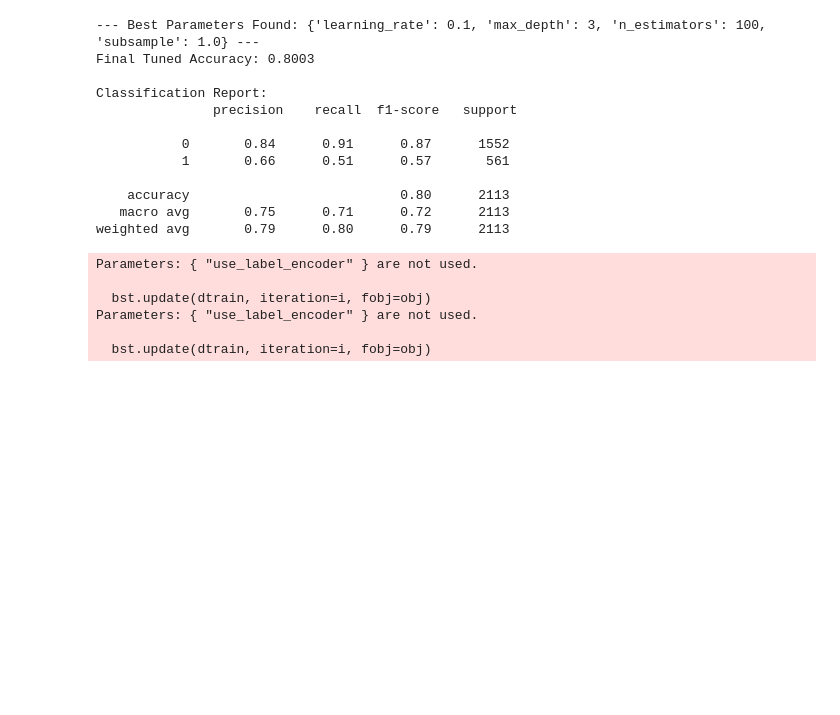
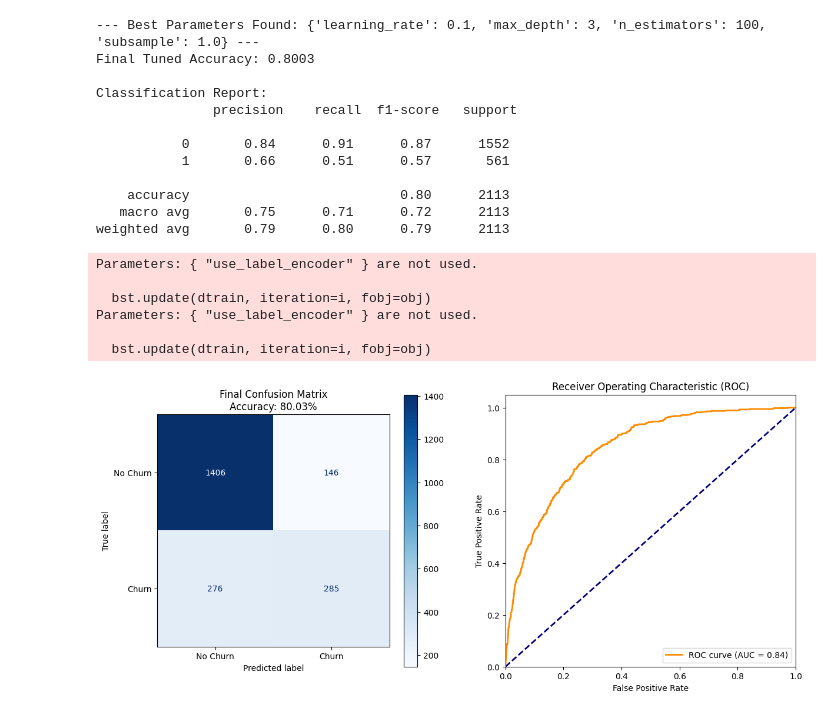
Before and after one commit to demonhunter1383/AI-FinalProject-parsaparhami, a Jupyter notebook: notebooks/experiments.ipynb, the cells around one changed output. Drawn from its saved outputs; the diff is of its cells as text; code cells hidden in the pictures; blank space fills up the shorter version.

Commit message:
feat: complete Phase 2 with final visuals and ROC analysis

```diff
--- a/notebooks/experiments.ipynb
+++ b/notebooks/experiments.ipynb
@@ -125,3 +125,34 @@ Parameters: { "use_label_encoder" } are not used.
 Parameters: { "use_label_encoder" } are not used.
 
   bst.update(dtrain, iteration=i, fobj=obj)
+# %%
+from sklearn.metrics import confusion_matrix, roc_curve, roc_auc_score, ConfusionMatrixDisplay
+import matplotlib.pyplot as plt
+
+# 1. Calculate Probabilities (Needed for ROC Curve)
+y_prob = best_xgb.predict_proba(X_test)[:, 1]
+auc_score = roc_auc_score(y_test, y_prob)
+
+# 2. Set up the figure
+fig, (ax1, ax2) = plt.subplots(1, 2, figsize=(14, 6))
+
+# 3. Plot Confusion Matrix
+cm = confusion_matrix(y_test, tuned_pred)
+disp = ConfusionMatrixDisplay(confusion_matrix=cm, display_labels=['No Churn', 'Churn'])
+disp.plot(cmap='Blues', ax=ax1, values_format='d')
+ax1.set_title(f'Final Confusion Matrix\nAccuracy: {accuracy_score(y_test, tuned_pred):.2%}')
+
+# 4. Plot ROC Curve
+fpr, tpr, thresholds = roc_curve(y_test, y_prob)
+ax2.plot(fpr, tpr, color='darkorange', lw=2, label=f'ROC curve (AUC = {auc_score:.2f})')
+ax2.plot([0, 1], [0, 1], color='navy', lw=2, linestyle='--')
+ax2.set_xlim([0.0, 1.0])
+ax2.set_ylim([0.0, 1.05])
+ax2.set_xlabel('False Positive Rate')
+ax2.set_ylabel('True Positive Rate')
+ax2.set_title('Receiver Operating Characteristic (ROC)')
+ax2.legend(loc="lower right")
+
+plt.show()
+# %% [output]
+[figure, added]
```
